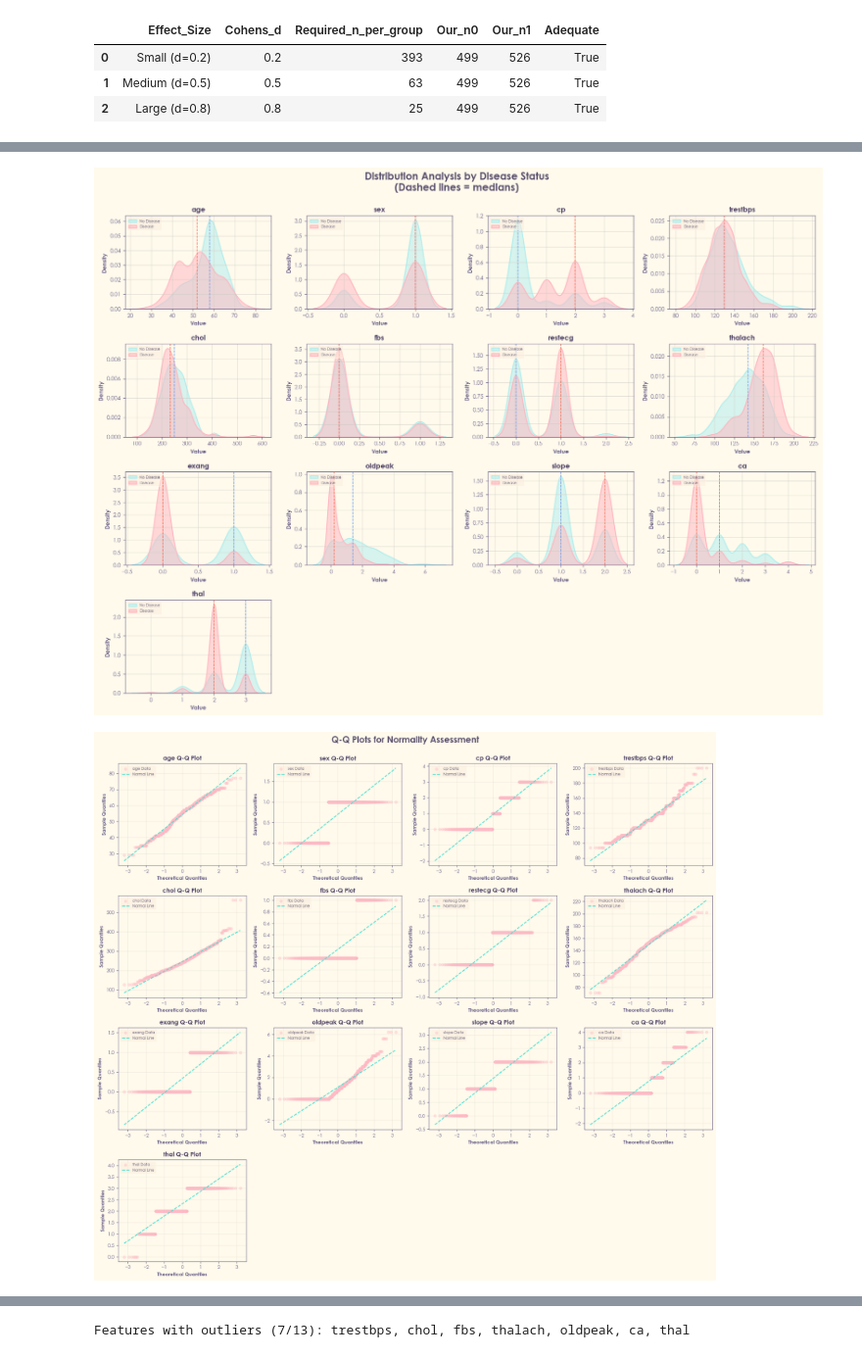
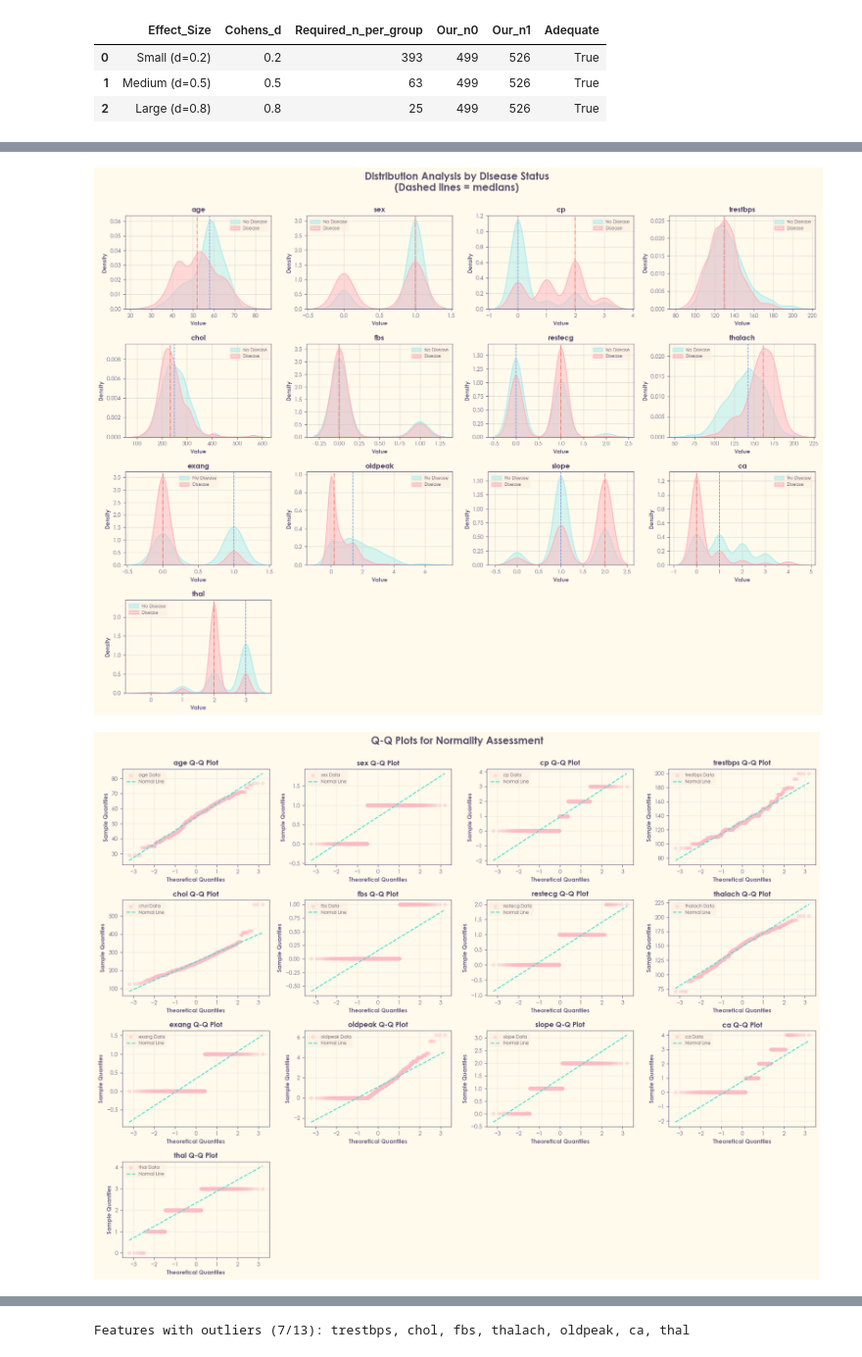
Before and after one commit to Mubashir42884/Research-Methodology-and-Statistics, a Jupyter notebook: notebooks/04_sophisticated_reproduction_STATS.ipynb, the cells around one changed output, grey strips where cells are left out. Shown at 98% size. Saved outputs shown, nothing was run; the diff lists cells and outputs as text; code cells hidden in the pictures.

```diff
--- a/notebooks/04_sophisticated_reproduction_STATS.ipynb
+++ b/notebooks/04_sophisticated_reproduction_STATS.ipynb
@@ -46,11 +58,12 @@ that we address here.
 df = pd.read_csv('../raw/heart_dataset.csv')
 
 print(f"✓ Dataset loaded: {df.shape}")
-print(f"  Features: {df.shape[1]-1}, Samples: {df.shape[0]}")
+print(f"  | Features: {df.shape[1]-1} | Samples: {df.shape[0]} |")
 
 # Define features
-features = ['age', 'sex', 'cp', 'trestbps', 'chol', 'fbs',
-            'restecg', 'thalach', 'exang', 'oldpeak', 'slope', 'ca', 'thal']
+features = ['age', 'sex', 'cp', 'trestbps', 'chol',
+            'fbs', 'restecg', 'thalach', 'exang', 'oldpeak',
+            'slope', 'ca', 'thal']
 
 # Load naive reproduction results
 table2_naive = pd.read_csv('../contents/tables/reproduced/table2_reproduced.csv')
@@ -59,7 +72,7 @@ table4_naive = pd.read_csv('../contents/tables/reproduced/table4_reproduced.csv'
 table6_borda = pd.read_csv('../contents/tables/reproduced/table6_reproduced.csv')
 
 print(f"\n✓ Loaded naive reproduction results")
-print(f"  - Table 2: Statistical tests for {len(table2_naive)} features")
+print(f"  - Table 2: Mann-Whitney & Chi-Square tests")
 print(f"  - Table 3: Pearson correlations")
 print(f"  - Table 4: Spearman correlations")
 print(f"  - Table 6: Borda count rankings")
@@ -651,8 +559,7 @@ Power Analysis:
 # %%
-# 3.3: Descriptive Statistics by Group
-print("\n" + "-"*45)
-print("3.3: DESCRIPTIVE STATISTICS BY GROUP")
-print("-"*45)
+print("\n" + "="*35)
+print("DESCRIPTIVE STATISTICS BY FEATURE")
+print("="*35)
 
 descriptive_stats = []
 
@@ -662,14 +569,15 @@ for feature in features:
 
     descriptive_stats.append({
         'Feature': feature,
-        'No_Disease_Mean': group0.mean(),
+        'No_Disease_Mean': group0.mean().round(4),
         'No_Disease_Median': group0.median(),
-        'No_Disease_SD': group0.std(),
-        'Disease_Mean': group1.mean(),
+        'No_Disease_SD': group0.std().round(4),
+        'Disease_Mean': group1.mean().round(4),
         'Disease_Median': group1.median(),
-        'Disease_SD': group1.std(),
-        'Mean_Diff': group1.mean() - group0.mean(),
-        'Median_Diff': group1.median() - group0.median()
+        'Disease_SD': group1.std().round(4),
+        'Mean_Diff': group1.mean() - group0.mean().round(4),
+        'Median_Diff': group1.median() - group0.median(),
+        'Variability': (group1.std() - group0.std()).round(4)
     })
 
 desc_df = pd.DataFrame(descriptive_stats)
@@ -767,7 +697,5 @@ IMPLICATIONS:
 # %%
-import matplotlib.pyplot as plt
-import seaborn as sns
-
+#Distribution visualization of features
 fig, axes = plt.subplots(4, 4, figsize=(16, 12))
 axes = axes.ravel()
 
@@ -784,12 +712,12 @@ for idx, feature in enumerate(features):
     med0 = df[df['target'] == 0][feature].median()
     med1 = df[df['target'] == 1][feature].median()
     ax.axvline(med0, color='cornflowerblue', linestyle='--', linewidth=1, alpha=1)
-    ax.axvline(med1, color='tomato', linestyle='--', linewidth=1, alpha=1)
+    ax.axvline(med1, color='tomato', linestyle='-.', linewidth=1, alpha=1)
 
     ax.set_title(f'{feature}', fontweight='bold', fontsize=11)
     ax.set_xlabel('Value', fontsize=9)
     ax.set_ylabel('Density', fontsize=9)
-    ax.legend(fontsize=6)
+    ax.legend(fontsize=7, loc='best')
     ax.grid(alpha=0.6)
 
 # Turn off the last two unused axes
@@ -803,40 +731,40 @@ plt.tight_layout()
 #plt.savefig('../contents/figures/sophisticated/distributions_by_group.eps', bbox_inches='tight')
 plt.show()
 # %% [output]
-[figure, old version]
+[figure, new version]
 # %%
 import scipy.stats as stats
 
-fig, axes = plt.subplots(4, 4, figsize=(16, 14))
+fig, axes = plt.subplots(4, 4, figsize=(16, 12))
 axes = axes.ravel()
 
 for idx, feature in enumerate(features):
     ax = axes[idx]
 
     # Get Q-Q data
     (osm, osr), (slope, intercept, r) = stats.probplot(df[feature], dist="norm")
 
     # Plot points
     ax.scatter(osm, osr, color='lightpink', edgecolor='pink', alpha=0.35, s=25, label=f'{feature} Data')
 
     # Plot reference line
     ax.plot(osm, slope * osm + intercept, color='turquoise', linestyle='--', linewidth=1.5, label='Normal Line')
 
     ax.set_title(f'{feature} Q-Q Plot', fontweight='bold', fontsize=11)
     ax.set_xlabel('Theoretical Quantiles', fontsize=9)
     ax.set_ylabel('Sample Quantiles', fontsize=9)
     ax.legend(fontsize=7)
     ax.grid(alpha=0.3)
 
 # Turn off the last two unused axes
 axes[13].axis('off')
 axes[14].axis('off')
 axes[15].axis('off')
 
 plt.suptitle('Q-Q Plots for Normality Assessment',
              fontsize=16, fontweight='bold', y=0.995)
 plt.tight_layout()
 #plt.savefig('../contents/figures/sophisticated/qq_plots.eps', bbox_inches='tight')
 plt.show()
 # %% [output]
-[figure, old version]
+[figure, new version]
```
Also changed, not shown: parts of 92 cells of this notebook, 7 other files.
